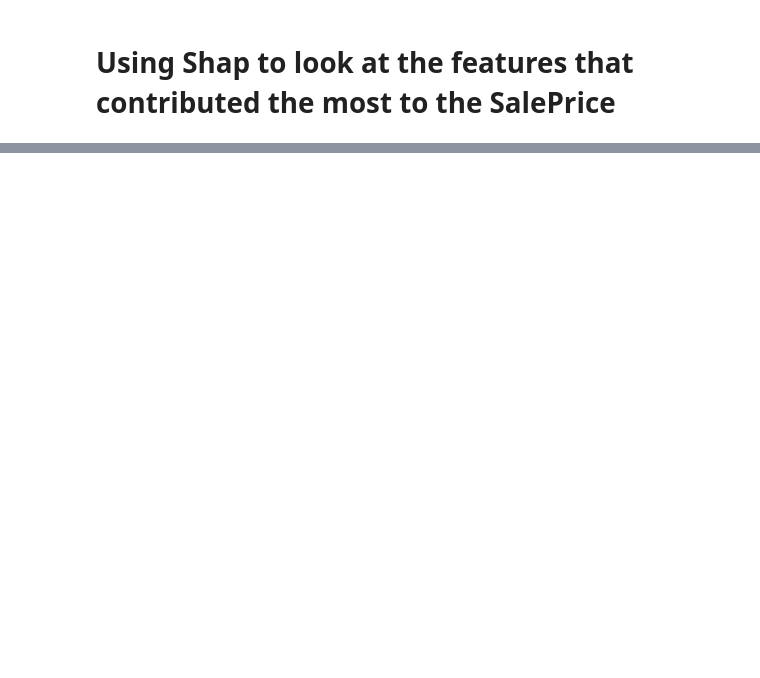
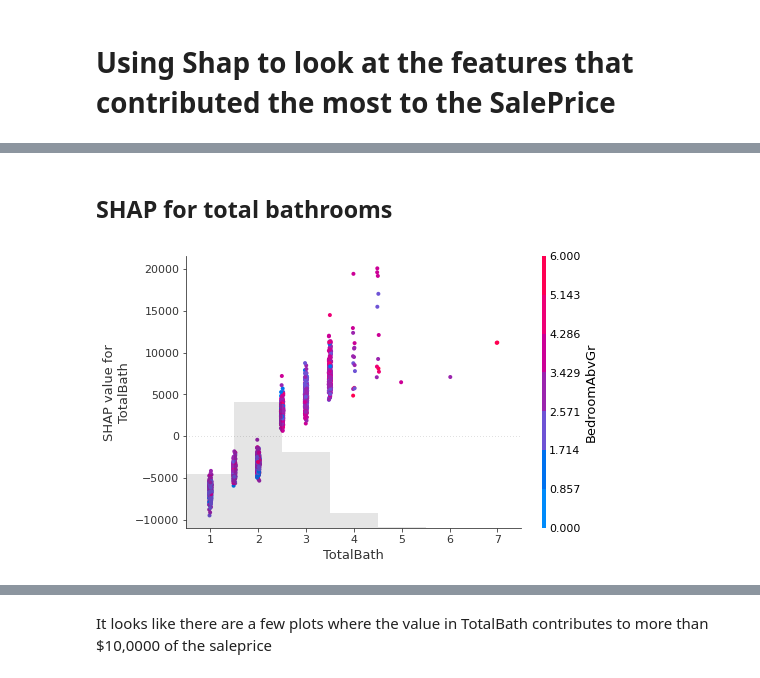
Before and after one commit to jasonphillip/Ames_Housing_ML_Project, a Jupyter notebook: models/Random_forest_model.ipynb, the cells around one changed output, grey strips where cells are left out. Cells and saved outputs as stored; diff of their text form; code cells hidden in the pictures; blank space fills up the shorter version.

Commit message:
added shap to Random_forest_model

```diff
--- a/models/Random_forest_model.ipynb
+++ b/models/Random_forest_model.ipynb
@@ -403,6 +342,0 @@ housing = pd.read_csv("../data/housing_bins.csv")
-# %%
-X = housing.loc[:, housing.columns != "SalePrice"]
-y = housing.loc[:, "SalePrice"]
-X_train, X_test, y_train, y_test = train_test_split(
-    X, y, random_state=42, test_size=0.2,
-)
@@ -438,26 +342,0 @@ The test     R^2 is: 0.90026
-# %%
-# Fit RandomForestRegressor and GradientBoostingRegressor models with the best parameters
-rf = RandomForestRegressor(**best_params, random_state=0)
-gb = GradientBoostingRegressor(random_state=0)
-
-rf.fit(X_train, y_train)
-gb.fit(X_train, y_train)
-
-# Ensemble the two models
-ensemble_models = [rf, gb]
-
-# Calculate the mean squared error and R^2 for the train and test sets
-mse_train_ensemble = mean_squared_error(
-    y_train, ensemble_predict(ensemble_models, X_train)
-)
-mse_test_ensemble = mean_squared_error(
-    y_test, ensemble_predict(ensemble_models, X_test)
-)
-
-r2_train_ensemble = r2_score(y_train, ensemble_predict(ensemble_models, X_train))
-r2_test_ensemble = r2_score(y_test, ensemble_predict(ensemble_models, X_test))
-
-print("The training error (MSE) with ensemble learning is: %.5f" % mse_train_ensemble)
-print("The test     error (MSE) with ensemble learning is: %.5f" % mse_test_ensemble)
-print("The training R^2 with ensemble learning is: %.5f" % r2_train_ensemble)
-print("The test     R^2 with ensemble learning is: %.5f" % r2_test_ensemble)
@@ -488,0 +392,17 @@ shap.plots.waterfall(shap_values_instance[0])
+# %% [markdown]
+## SHAP for total bathrooms
+# %%
+# Looking at the interaction of total bathrooms and total bedrooms
+
+# Create a SHAP explainer for the RandomForest model
+explainer = shap.Explainer(best_rf, X_train)
+
+# Calculate SHAP values for the entire dataset
+shap_values = explainer(X_train)
+
+# Plot the interaction between TotalBath and BedroomAbvGr
+shap.plots.scatter(shap_values[:, "TotalBath"], color=shap_values[:, "BedroomAbvGr"])
+
+plt.show()
+# %% [output]
+[figure, added]
@@ -488,0 +410,3 @@ shap.plots.waterfall(shap_values_instance[0])
+# %% [markdown]
+It looks like there are a few plots where the value in TotalBath contributes to more than $10,0000
+of the saleprice
```
Also changed, not shown: parts of 21 cells of this notebook.
